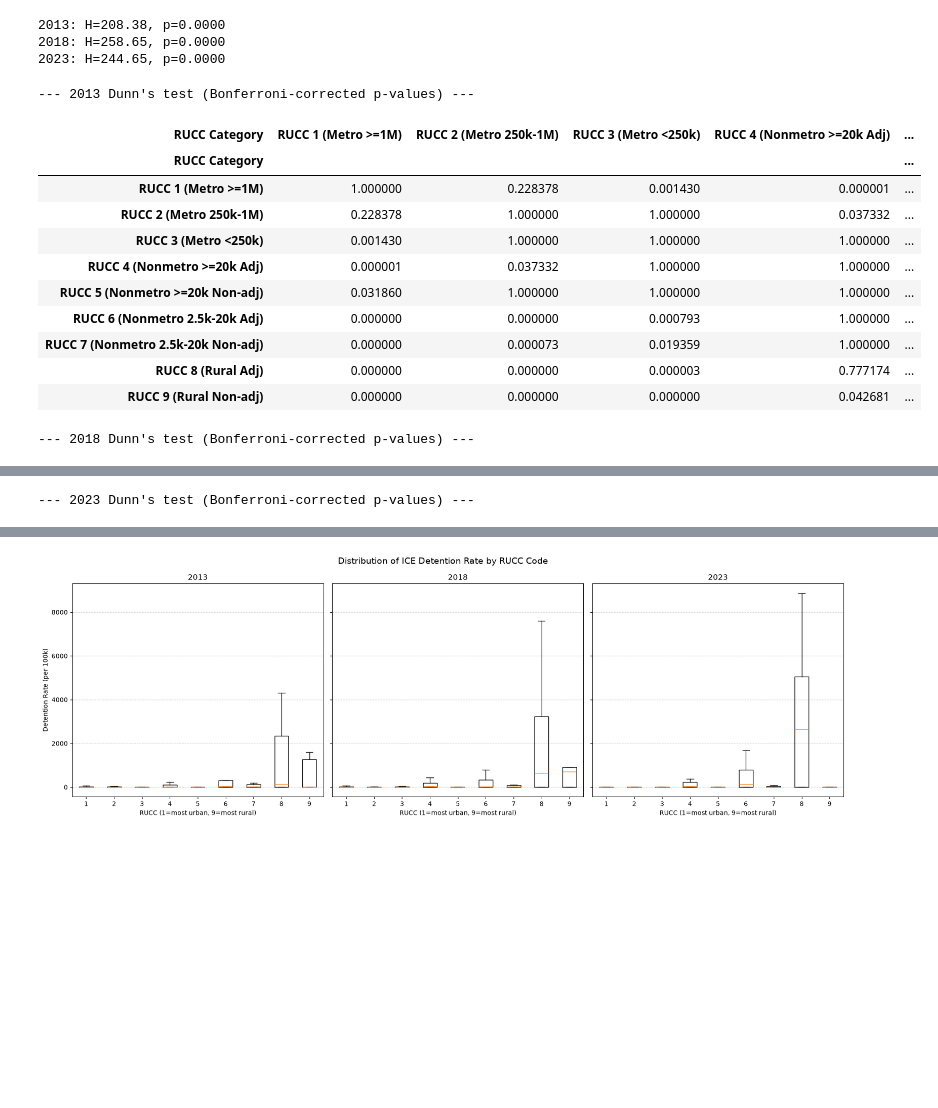
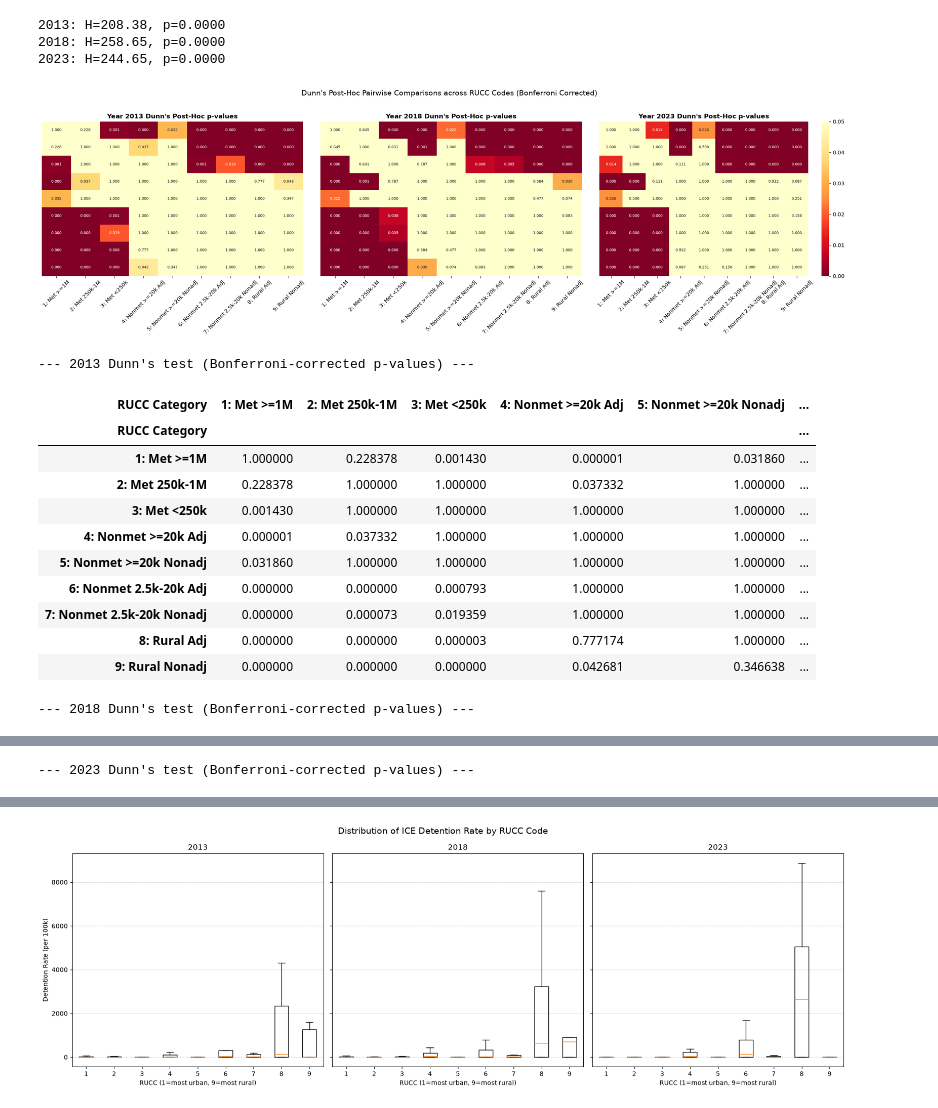
Before and after one commit to steveg-ds/RHIP, a Jupyter notebook: RSS-Analysis.ipynb, the cells around one changed output, grey strips where cells are left out. Saved outputs shown, nothing was run; the diff lists cells and outputs as text; code cells hidden in the pictures; blank space fills up the shorter version.

Commit message:
feat(rss): add 3-panel Seaborn heatmap plot for Dunn's posthoc p-values

```diff
--- a/RSS-Analysis.ipynb
+++ b/RSS-Analysis.ipynb
@@ -638,40 +638,62 @@ for yr in [2013, 2018, 2023]:
 2018: H=258.65, p=0.0000
 2023: H=244.65, p=0.0000
 # %%
-# Dunn's post-hoc with Bonferroni correction (per year)
-rucc_labels = {
-    1: 'RUCC 1',
-    2: 'RUCC 2',
-    3: 'RUCC 3 (Metro <250k)',
-    4: 'RUCC 4 (Nonmetro >=20k Adj)',
-    5: 'RUCC 5 (Nonmetro >=20k Non-adj)',
-    6: 'RUCC 6 (Nonmetro 2.5k-20k Adj)',
-    7: 'RUCC 7 (Nonmetro 2.5k-20k Non-adj)',
-    8: 'RUCC 8 (Rural Adj)',
-    9: 'RUCC 9 (Rural Non-adj)'
-}
+# Dunn's post-hoc with Bonferroni correction & Heatmap Visualization (per year)
+import matplotlib.pyplot as plt
+import seaborn as sns
+import scikit_posthocs as sp
 
+rucc_short_labels = [
+    '1: Met >=1M', '2: Met 250k-1M', '3: Met <250k',
+    '4: Nonmet >=20k Adj', '5: Nonmet >=20k Nonadj',
+    '6: Nonmet 2.5k-20k Adj', '7: Nonmet 2.5k-20k Nonadj',
+    '8: Rural Adj', '9: Rural Nonadj'
+]
+
+rucc_labels = {i+1: label for i, label in enumerate(rucc_short_labels)}
+
+# 1. Generate 3-Panel Heatmap Visualization
+fig, axes = plt.subplots(1, 3, figsize=(22, 6.5), sharey=True)
+
+for idx, yr in enumerate([2013, 2018, 2023]):
+    sub = df_county[df_county['year'] == yr].dropna(subset=['detention_rate', 'RUCC']).copy()
+    sub['RUCC'] = sub['RUCC'].astype(int)
+    dunn = sp.posthoc_dunn(sub, val_col='detention_rate', group_col='RUCC', p_adjust='bonferroni')
+
+    sns.heatmap(
+        dunn, ax=axes[idx], cmap='YlOrRd_r', vmin=0, vmax=0.05,
+        annot=True, fmt='.3f', cbar=(idx == 2), annot_kws={'size': 7},
+        xticklabels=rucc_short_labels, yticklabels=rucc_short_labels if idx == 0 else False
+    )
+    axes[idx].set_title(f'Year {yr} Dunn\'s Post-Hoc p-values', fontsize=12, fontweight='bold')
+    axes[idx].tick_params(axis='x', rotation=45)
+
+plt.suptitle('Dunn\'s Post-Hoc Pairwise Comparisons across RUCC Codes (Bonferroni Corrected)', fontsize=14, y=1.02)
+plt.tight_layout()
+plt.show()
+
+# 2. Display Formatted Tables with Background Gradient
 for yr in [2013, 2018, 2023]:
-    sub = df_county[df_county['year'] == yr].dropna(subset=['detention_rate'])
-    dunn = sp.posthoc_dunn(
-        sub, val_col='detention_rate', group_col='RUCC', p_adjust='bonferroni'
-    )
+    sub = df_county[df_county['year'] == yr].dropna(subset=['detention_rate', 'RUCC']).copy()
+    sub['RUCC'] = sub['RUCC'].astype(int)
+    dunn = sp.posthoc_dunn(sub, val_col='detention_rate', group_col='RUCC', p_adjust='bonferroni')
     dunn = dunn.rename(index=rucc_labels, columns=rucc_labels)
     dunn.index.name = "RUCC Category"
     dunn.columns.name = "RUCC Category"
     print(f"\n--- {yr} Dunn's test (Bonferroni-corrected p-values) ---")
     display(dunn.style.background_gradient(cmap='RdYlGn_r', vmin=0, vmax=0.05))
 # %% [output]
+[figure, added]
 --- 2013 Dunn's test (Bonferroni-corrected p-values) ---
-| RUCC Category | RUCC 1 (Metro >=1M) | RUCC 2 (Metro 250k-1M) | RUCC 3 (Metro <250k) | RUCC 4 (Nonmetro >=20k Adj) | ... |
-| RUCC Category |  |  |  |  | ... |
-| RUCC 1 (Metro >=1M) | 1.000000 | 0.228378 | 0.001430 | 0.000001 | ... |
-| RUCC 2 (Metro 250k-1M) | 0.228378 | 1.000000 | 1.000000 | 0.037332 | ... |
-| RUCC 3 (Metro <250k) | 0.001430 | 1.000000 | 1.000000 | 1.000000 | ... |
-| RUCC 4 (Nonmetro >=20k Adj) | 0.000001 | 0.037332 | 1.000000 | 1.000000 | ... |
-| RUCC 5 (Nonmetro >=20k Non-adj) | 0.031860 | 1.000000 | 1.000000 | 1.000000 | ... |
-| RUCC 6 (Nonmetro 2.5k-20k Adj) | 0.000000 | 0.000000 | 0.000793 | 1.000000 | ... |
-| RUCC 7 (Nonmetro 2.5k-20k Non-adj) | 0.000000 | 0.000073 | 0.019359 | 1.000000 | ... |
-| RUCC 8 (Rural Adj) | 0.000000 | 0.000000 | 0.000003 | 0.777174 | ... |
-| RUCC 9 (Rural Non-adj) | 0.000000 | 0.000000 | 0.000000 | 0.042681 | ... |
+| RUCC Category | 1: Met >=1M | 2: Met 250k-1M | 3: Met <250k | 4: Nonmet >=20k Adj | 5: Nonmet >=20k Nonadj | ... |
+| RUCC Category |  |  |  |  |  | ... |
+| 1: Met >=1M | 1.000000 | 0.228378 | 0.001430 | 0.000001 | 0.031860 | ... |
+| 2: Met 250k-1M | 0.228378 | 1.000000 | 1.000000 | 0.037332 | 1.000000 | ... |
+| 3: Met <250k | 0.001430 | 1.000000 | 1.000000 | 1.000000 | 1.000000 | ... |
+| 4: Nonmet >=20k Adj | 0.000001 | 0.037332 | 1.000000 | 1.000000 | 1.000000 | ... |
+| 5: Nonmet >=20k Nonadj | 0.031860 | 1.000000 | 1.000000 | 1.000000 | 1.000000 | ... |
+| 6: Nonmet 2.5k-20k Adj | 0.000000 | 0.000000 | 0.000793 | 1.000000 | 1.000000 | ... |
+| 7: Nonmet 2.5k-20k Nonadj | 0.000000 | 0.000073 | 0.019359 | 1.000000 | 1.000000 | ... |
+| 8: Rural Adj | 0.000000 | 0.000000 | 0.000003 | 0.777174 | 1.000000 | ... |
+| 9: Rural Nonadj | 0.000000 | 0.000000 | 0.000000 | 0.042681 | 0.346638 | ... |
 --- 2018 Dunn's test (Bonferroni-corrected p-values) ---
```
Also changed, not shown: parts of 1 cell of this notebook.
